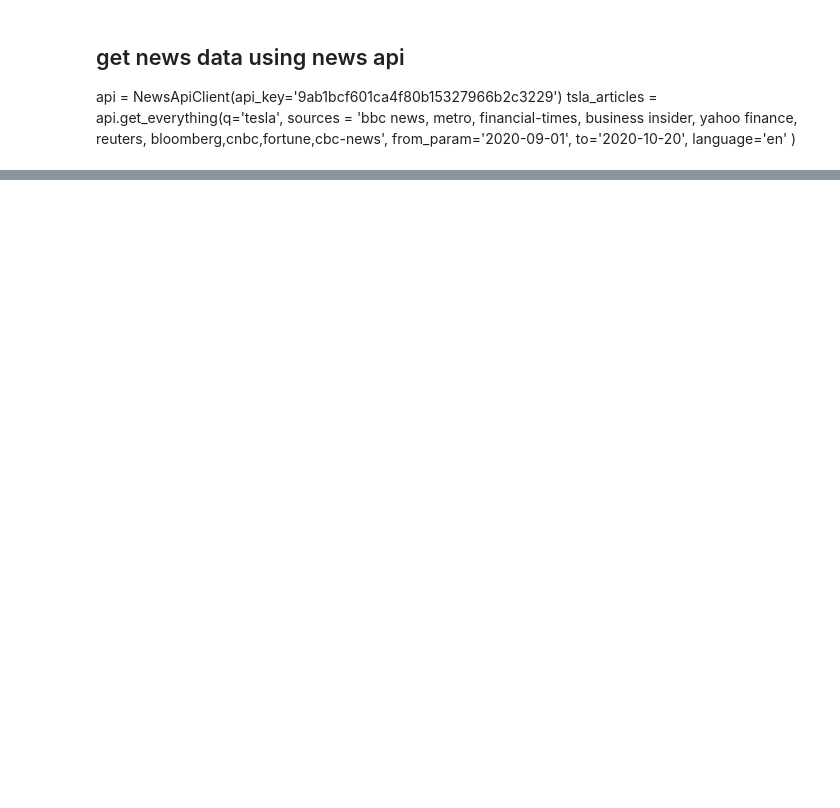
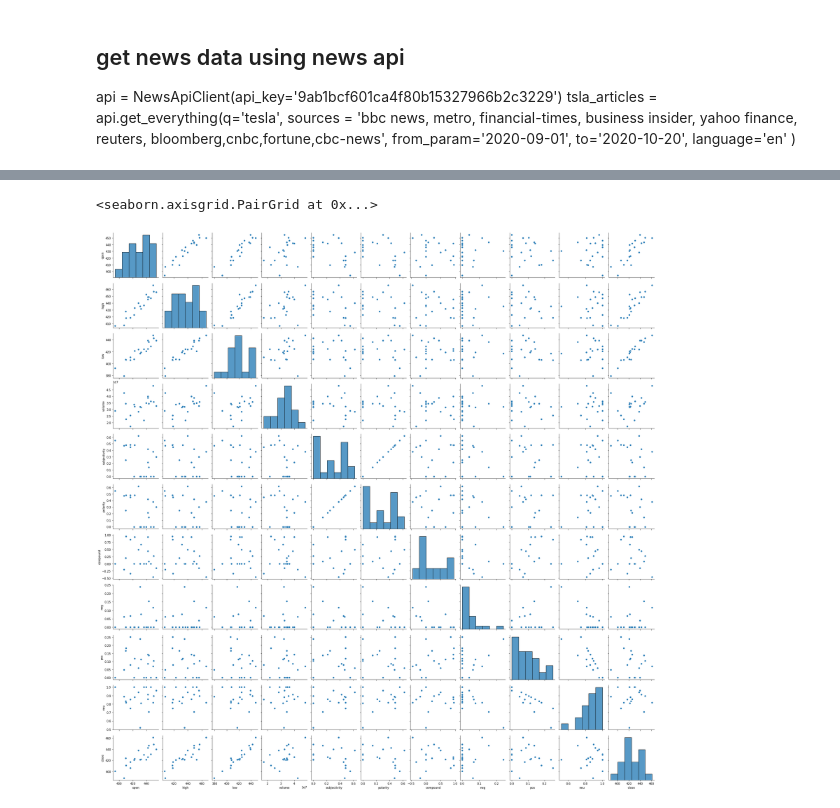
Before and after one commit to yidizhang/SpringBoard, a Jupyter notebook: sentiment_analysis.ipynb, the cells around one changed output, grey strips where cells are left out. Cells and saved outputs as stored; diff of their text form; code cells hidden in the pictures; blank space fills up the shorter version.

```diff
--- a/sentiment_analysis.ipynb
+++ b/sentiment_analysis.ipynb
@@ -123,36 +42,2 @@ print(stock_sentiment_df)
-# %%
-#visualization
-plt.rcParams['figure.figsize'] = [10, 6]
-
-# Group by date and calculate the mean
-#mean_scores = stock_sentiment_df.groupby(['date']).mean()
-
-# Unstack the column ticker
-#mean_scores = mean_scores.unstack()
-
-plt.plot(stock_sentiment_df['date'], stock_sentiment_df['close'])
-# Plot a bar chart with pandas
-plt.bar(stock_sentiment_df['date'],stock_sentiment_df['compound']*100)
-plt.show()
-# %%
-#use a different library textblob to compute sentiment scores
-def getPolarity(text):
-    return TextBlob(text).sentiment.polarity
-result_textblob_df=pd.DataFrame()
-for news in List_of_news:
-    #each_news['pubDate']=datetime.fromisoformat(each_news['pubDate'])
-    #print(news)
-    #news['pubDate'] = datetime.strptime(news['pubDate'], '%a, %d %b %Y %H:%M:%S %z')
-    df = pd.DataFrame(news, index=[0])
-    df['date'] = [d.date() for d in df['pubDate']]
-    scores = df['description'].apply(getPolarity).tolist()
-    df_each_news = df[['date','title']]
-    scores_df = pd.DataFrame(scores)
-
-    # Join the DataFrames of the news and the list of dicts
-    parsed_and_scored_news = df_each_news.join(scores_df, rsuffix='_right')
-    result_textblob_df = pd.concat([result_textblob_df,parsed_and_scored_news])
-result_textblob_df = result_textblob_df.sort_values('date')
-print(result_textblob_df)
 # %% [markdown]
 Try a different data set, hopefully data size will be much bigger
@@ -223,7 +63,7 @@ parameters = {
              'pagesize':100,
               'apiKey':api_key,
               'language':'en',
-              'from':'2020-09-21'
+              'from':'2020-10-12'
               }
 tsla_articles = requests.get(url, params = parameters).json()
 print(tsla_articles['articles'])
@@ -390,0 +275,6 @@ date
+# %%
+#visualization of this correlation
+sns.pairplot(tsla_news_sentiment)
+# %% [output]
+<seaborn.axisgrid.PairGrid at 0x...>
+[figure, added]
```
Also changed, not shown: parts of 23 cells of this notebook.
